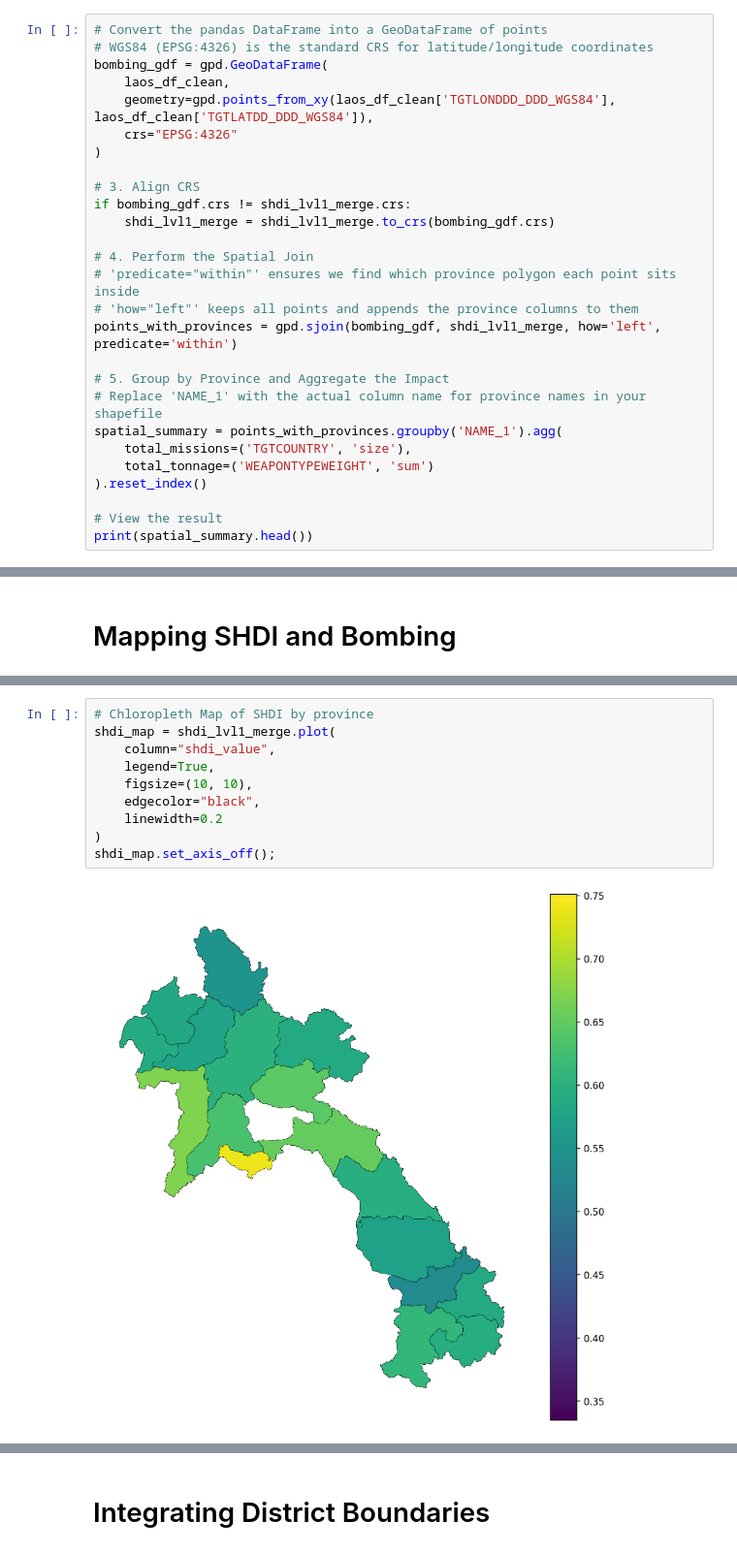
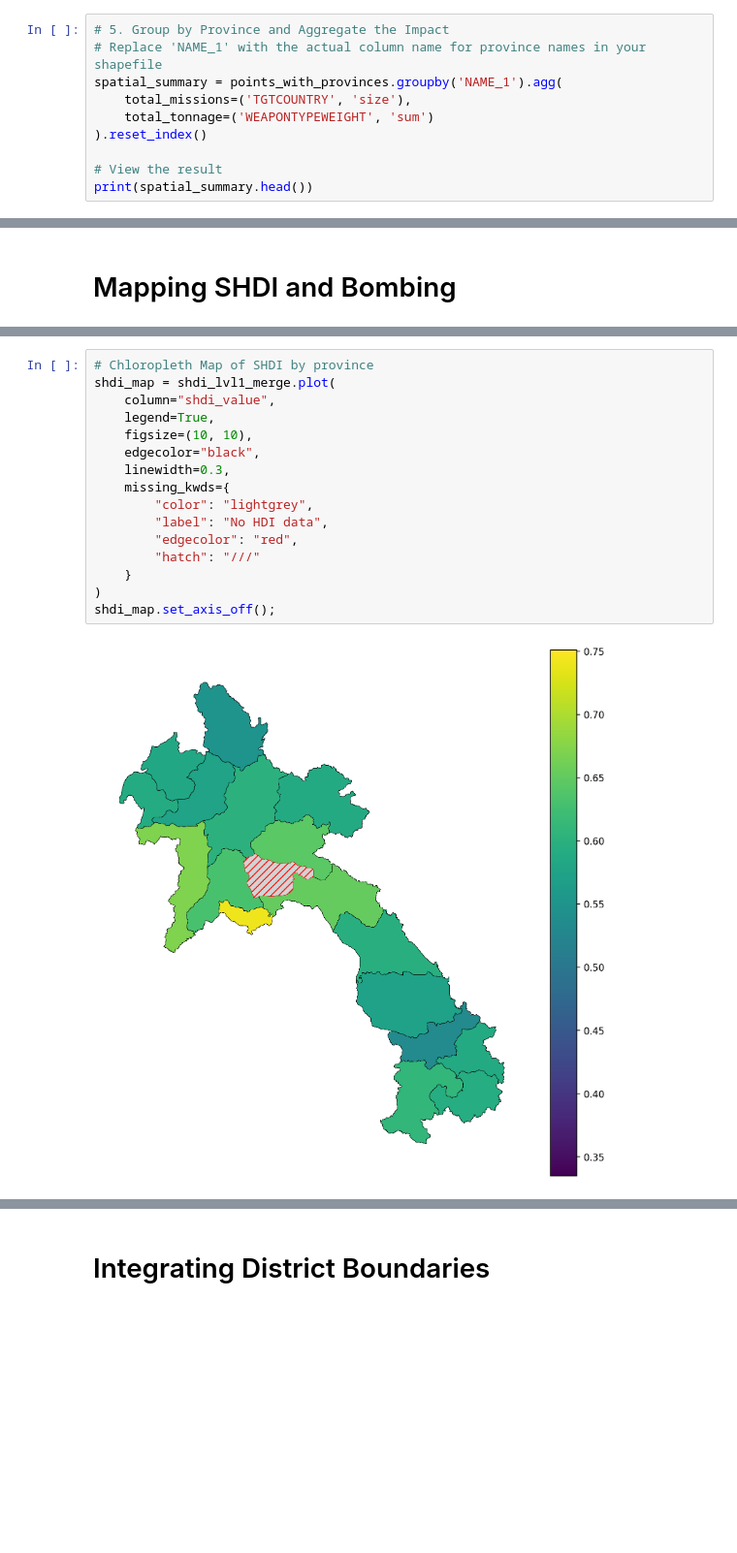
Before and after one commit to SMUREU/data-storytelling-brandon, a Jupyter notebook: notebooks/DataStorytelling.ipynb, the cells around one changed output, grey strips where cells are left out. Shown at 97% size. Cells and saved outputs as stored; diff of their text form; blank space fills up the shorter version.

Commit message:
Plotted choropleth maps of SHDI and bombing, added in night lights raster data

```diff
--- a/notebooks/DataStorytelling.ipynb
+++ b/notebooks/DataStorytelling.ipynb
@@ -292,21 +354,4 @@ Name: count, dtype: int64
 # %%
-# Convert the pandas DataFrame into a GeoDataFrame of points
-# WGS84 (EPSG:4326) is the standard CRS for latitude/longitude coordinates
-bombing_gdf = gpd.GeoDataFrame(
-    laos_df_clean,
-    geometry=gpd.points_from_xy(laos_df_clean['TGTLONDDD_DDD_WGS84'], laos_df_clean['TGTLATDD_DDD_WGS84']),
-    crs="EPSG:4326"
-)
-
-# 3. Align CRS
-if bombing_gdf.crs != shdi_lvl1_merge.crs:
-    shdi_lvl1_merge = shdi_lvl1_merge.to_crs(bombing_gdf.crs)
-
-# 4. Perform the Spatial Join
-# 'predicate="within"' ensures we find which province polygon each point sits inside
-# 'how="left"' keeps all points and appends the province columns to them
-points_with_provinces = gpd.sjoin(bombing_gdf, shdi_lvl1_merge, how='left', predicate='within')
-
 # 5. Group by Province and Aggregate the Impact
 # Replace 'NAME_1' with the actual column name for province names in your shapefile
 spatial_summary = points_with_provinces.groupby('NAME_1').agg(
@@ -367,12 +423,18 @@ shdi_df_2023.head(20)
 # %%
 # Chloropleth Map of SHDI by province
 shdi_map = shdi_lvl1_merge.plot(
     column="shdi_value",
     legend=True,
     figsize=(10, 10),
     edgecolor="black",
-    linewidth=0.2
+    linewidth=0.3,
+    missing_kwds={
+        "color": "lightgrey",
+        "label": "No HDI data",
+        "edgecolor": "red",
+        "hatch": "///"
+    }
 )
 shdi_map.set_axis_off();
 # %% [output]
-[figure, old version]
+[figure, new version]
```
Also changed, not shown: parts of 22 cells of this notebook, 1 other file.
